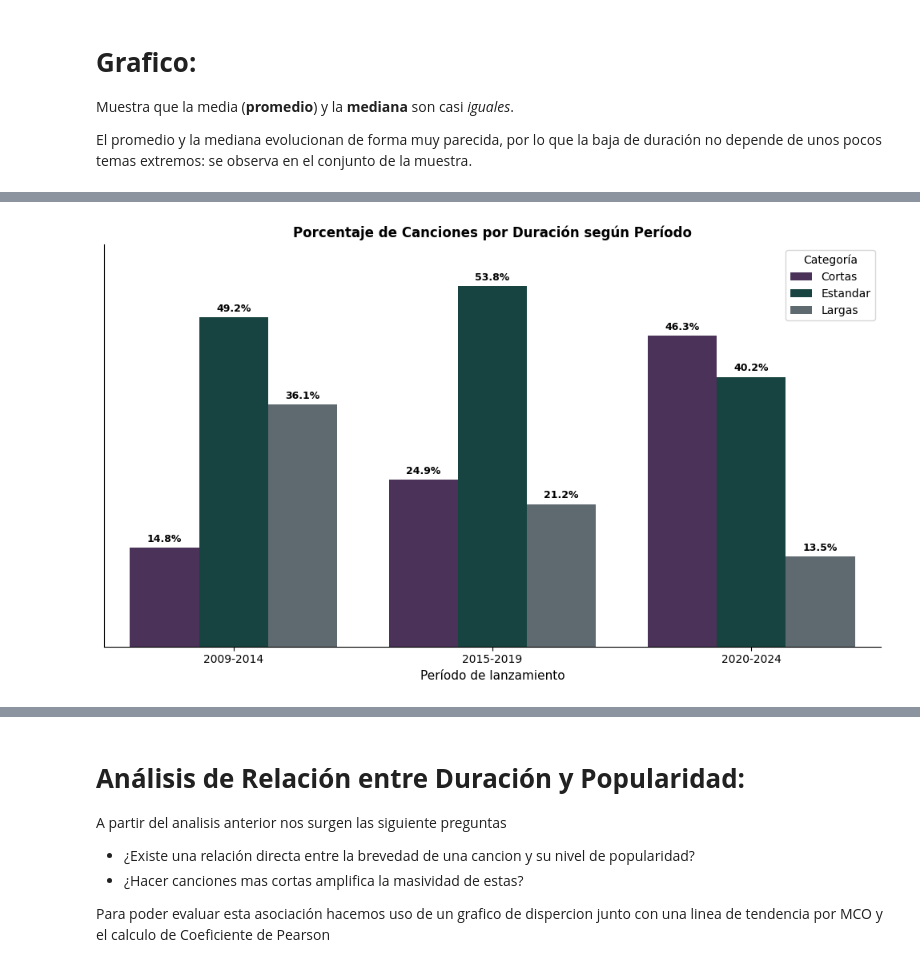
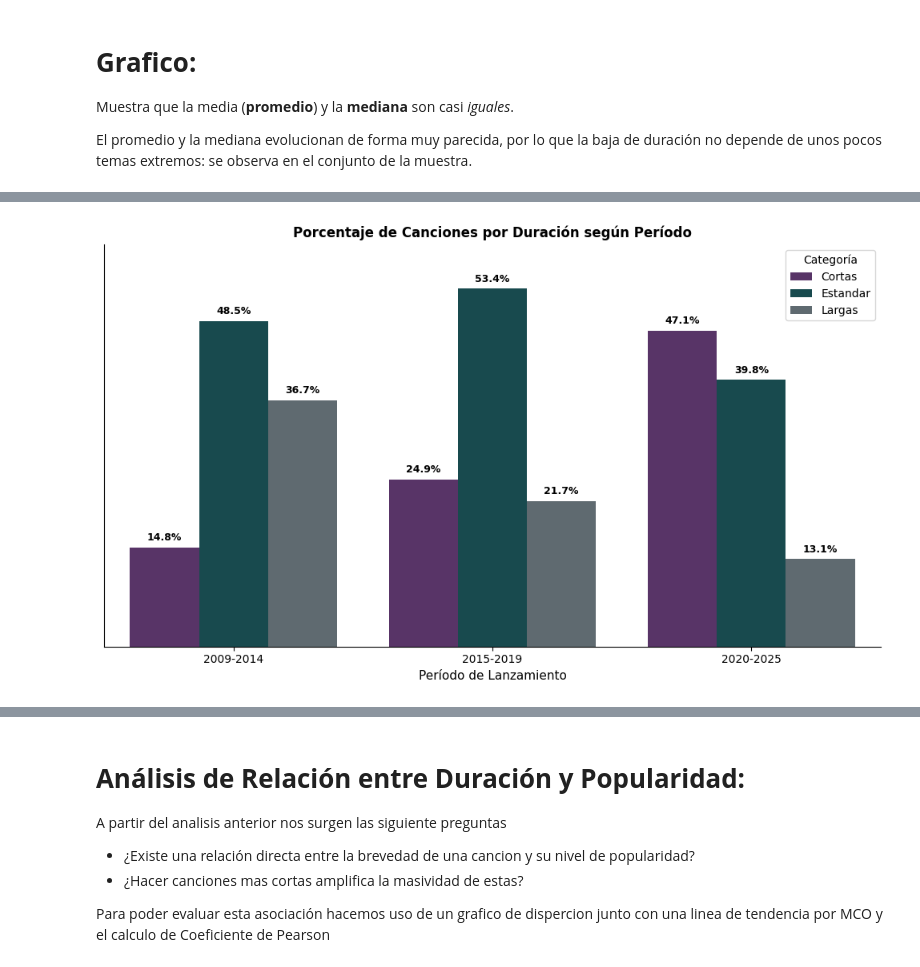
Before and after one commit to OjedaRocio/TP-Grupal-Laboratorio-2C-2026, a Jupyter notebook: TP_Grupal.ipynb, the cells around one changed output, grey strips where cells are left out. Cells and saved outputs as stored; diff of their text form; code cells hidden in the pictures.

```diff
--- a/TP_Grupal.ipynb
+++ b/TP_Grupal.ipynb
@@ -746,57 +741,69 @@ plt.show()
 
  El proposito de esta visualizacion es evidenciar como las transformaciones en el metodo de consumo (el inicio de plataformas de Streming y el contenido corto) de la industria cambiaron las estrucutura de la oferta musical, permitiendo ver si hay una tendencia hacia la producción de canciones mas cortas.
 # %%
-# ==================================================
+
+# ============================================
 # 1. CATEGORIZAR LAS CANCIONES POR DURACIÓN
-# ==================================================
+# ===========================================
 
 # Creamos una columna vacía de tipo texto
-df['Categoria_Duracion'] = pd.Series(index=df.index, dtype='object')
+df['Categoria_Duracion'] = pd.Series(
+    index=df.index,
+    dtype='object'
+)
 
 # Asignamos una categoría según la duración
-df.loc[df['Duración (minutos)'] < 3.0, 'Categoria_Duracion'] = 'Cortas'
+df.loc[
+    df['Duración (minutos)'] < 3.0,
+    'Categoria_Duracion'
+] = 'Cortas'
 
 df.loc[
-    (df['Duración (minutos)'] >= 3.0) & (df['Duración (minutos)'] <= 4.0),
-    'Categoria_Duracion',
+    (df['Duración (minutos)'] >= 3.0) &
+    (df['Duración (minutos)'] < 4.0),
+    'Categoria_Duracion'
 ] = 'Estandar'
 
-df.loc[df['Duración (minutos)'] > 4.0, 'Categoria_Duracion'] = 'Largas'
+df.loc[
+    df['Duración (minutos)'] >= 4.0,
+    'Categoria_Duracion'
+] = 'Largas'
 
 
-# ==================================================
-# 2. CREAR LOS PERÍODOS TEMPORALES (2009-2024)
-# ==================================================
+# ============================================
+# 2. CREAR LOS PERÍODOS TEMPORALES
+# ============================================
 
 # Creamos una columna vacía de tipo texto
-df['Periodo'] = pd.Series(index=df.index, dtype='object')
+df['Periodo'] = pd.Series(
+    index=df.index,
+    dtype='object'
+)
 
 # Clasificamos las canciones según su año de lanzamiento
 df.loc[
-    (df['Año de lanzamiento'] >= 2009) & (df['Año de lanzamiento'] <= 2014),
-    'Periodo',
+    df['Año de lanzamiento'] < 2015,
+    'Periodo'
 ] = '2009-2014'
 
 df.loc[
-    (df['Año de lanzamiento'] >= 2015) & (df['Año de lanzamiento'] <= 2019),
-    'Periodo',
+    (df['Año de lanzamiento'] >= 2015) &
+    (df['Año de lanzamiento'] <= 2019),
+    'Periodo'
 ] = '2015-2019'
 
-# CAMBIO CLAVE: Limitamos el período a 2020-2024 (<= 2024 en lugar de >= 2020 a secas)
 df.loc[
-    (df['Año de lanzamiento'] >= 2020) & (df['Año de lanzamiento'] <= 2024),
-    'Periodo',
-] = '2020-2024'
+    df['Año de lanzamiento'] >= 2020,
+    'Periodo'
+] = '2020-2025'
 
 
-# ==================================================
+# ============================================
 # 3. CALCULAR LOS PORCENTAJES POR PERÍODO
-# ==================================================
+# ============================================
 
-# Agregamos .dropna() para excluir de la agrupación los años fuera de rango (como 2025 o < 2009)
 df_pct = (
-    df.dropna(subset=['Periodo'])
-    .groupby('Periodo')['Categoria_Duracion']
+    df.groupby('Periodo')['Categoria_Duracion']
     .value_counts(normalize=True)
     .reset_index(name='Porcentaje')
 )
@@ -805,9 +812,9 @@ df_pct = (
 df_pct['Porcentaje'] = df_pct['Porcentaje'] * 100
 
 
-# ==================================================
+# ============================================
 # 4. CREAR EL GRÁFICO DE BARRAS
-# ==================================================
+# ============================================
 
 plt.figure(figsize=(10, 6))
 
@@ -817,49 +824,51 @@ ax = sns.barplot(
     y='Porcentaje',
     hue='Categoria_Duracion',
     hue_order=['Cortas', 'Estandar', 'Largas'],
-    palette=['#4B2C5F', '#0F4C47', '#5C6B73'],
+    palette=['#5B2C6F', '#0F5257', '#5C6B73']
 )
 
 # Configuramos el eje Y
 plt.ylim(0, 60)
 
 # Agregamos los porcentajes sobre las barras
 for container in ax.containers:
-  ax.bar_label(
-      container,
-      fmt='%.1f%%',
-      padding=3,
-      fontsize=9,
-      fontweight='bold',
-  )
+    ax.bar_label(
+        container,
+        fmt='%.1f%%',
+        padding=4,
+        fontsize=9,
+        fontweight='bold'
+    )
 
 # Ocultamos el eje Y
 ax.get_yaxis().set_visible(False)
 sns.despine(left=True)
 
 # Títulos y etiquetas
 plt.title(
     'Porcentaje de Canciones por Duración según Período',
     fontsize=12,
-    fontweight='bold',
+    fontweight='bold'
 )
 
-plt.xlabel('Período de lanzamiento', fontsize=11)
+plt.xlabel('Período de Lanzamiento', fontsize=11)
 plt.legend(title='Categoría')
 
 # Ajustes visuales
 plt.grid(axis='y', linestyle='--', alpha=0.5)
 sns.despine()
 plt.tight_layout()
 
 # Guardamos el gráfico
 plt.savefig(
-    'grafico_porcentaje_duracion_por_periodo.png', dpi=300, bbox_inches='tight'
+    'grafico_porcentaje_duracion_por_periodo.png',
+    dpi=300,
+    bbox_inches='tight'
 )
 
 plt.show()
 # %% [output]
-[figure, old version]
+[figure, new version]
 # %% [markdown]
 ### 📓 Análisis:
 
```
Also changed, not shown: parts of 9 cells of this notebook.
